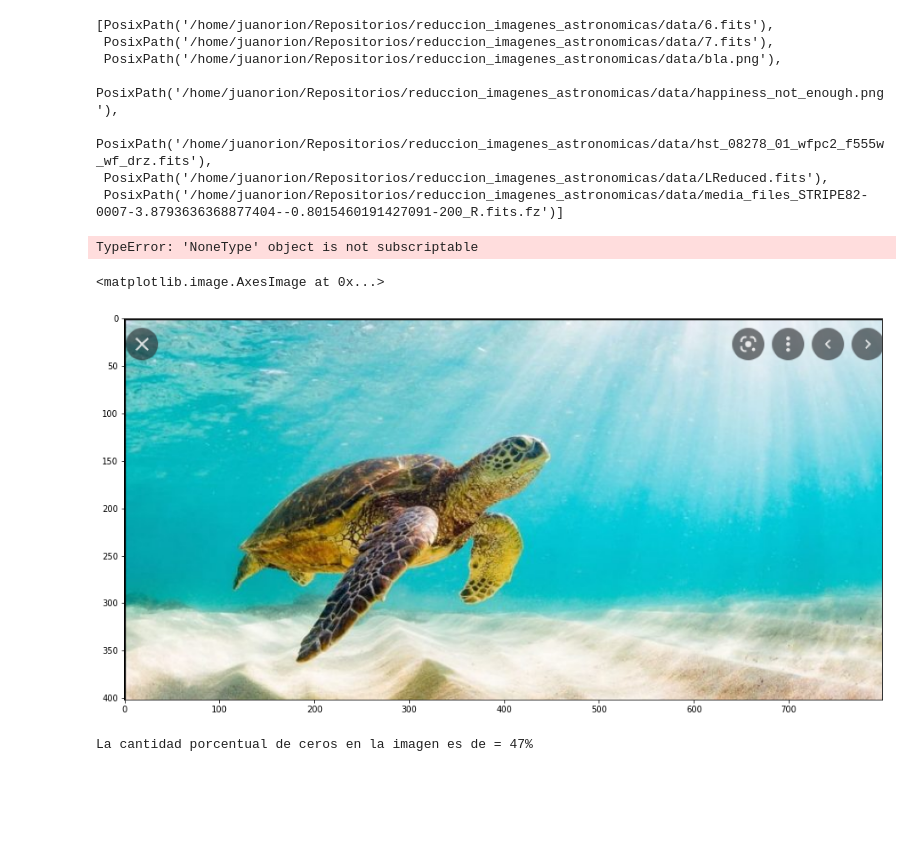
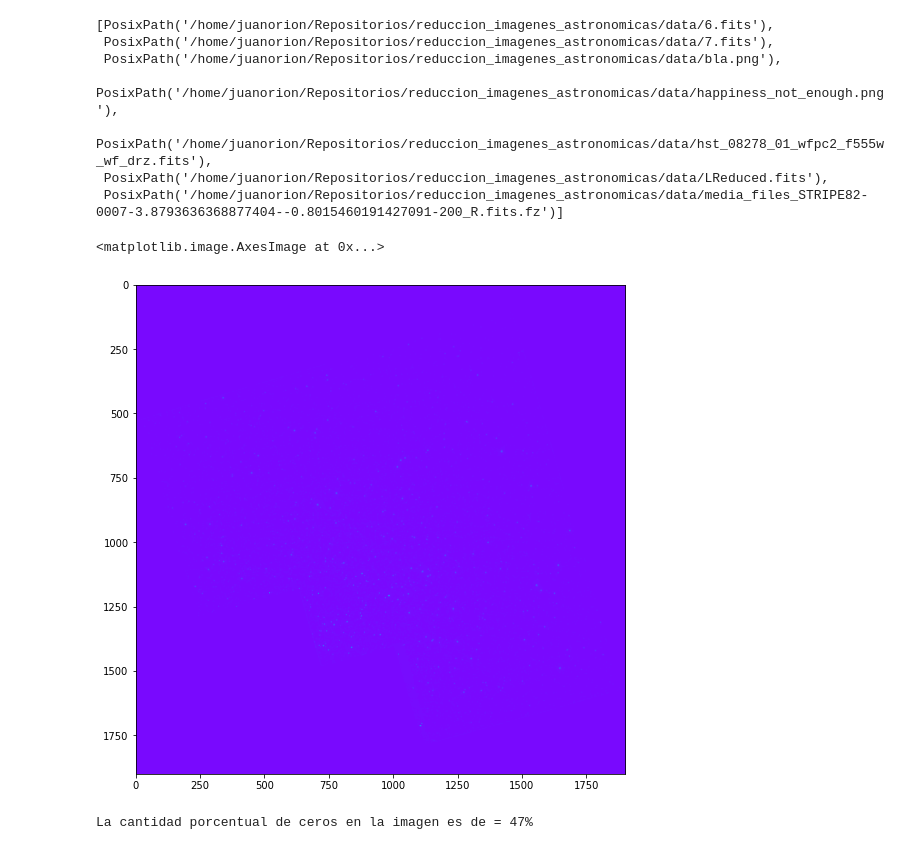
Before and after one commit to juanorion1/reduccion_imagenes_astronomicas, a Jupyter notebook: Notebooks/Prueba_Funciones.ipynb, the cells around one changed output. Drawn from its saved outputs; the diff is of its cells as text; code cells hidden in the pictures; blank space fills up the shorter version.

```diff
--- a/Notebooks/Prueba_Funciones.ipynb
+++ b/Notebooks/Prueba_Funciones.ipynb
@@ -36,7 +32,7 @@ imagenes
  PosixPath('/home/juanorion/Repositorios/reduccion_imagenes_astronomicas/data/LReduced.fits'),
  PosixPath('/home/juanorion/Repositorios/reduccion_imagenes_astronomicas/data/media_files_STRIPE82-0007-3.8793636368877404--0.8015460191427091-200_R.fits.fz')]
 # %%
-img = cv2.imread(str(imagenes[4]), cv2.IMREAD_COLOR)
-img_rgb = img[...,::-1]
+from src.image.load_image import LFI
+
+lfi = LFI()
+lfi.load_image(imagenes[4])
-# %% [output]
-TypeError: 'NoneType' object is not subscriptable
@@ -45,9 +39,9 @@ img_rgb_cv = cv2.cvtColor(img, cv2.COLOR_BGR2RGB)
 # %%
 plt.figure(figsize = (16,9))
-plt.imshow(img_rgb_cv)
+plt.imshow(lfi.image, cmap="rainbow")
 # %% [output]
 <matplotlib.image.AxesImage at 0x...>
-[figure, old version]
+[figure, new version]
 # %%
 with fits.open(imagenes[4]) as hdul:
     try:
```
Also changed, not shown: parts of 2 cells of this notebook, 8 other files.
